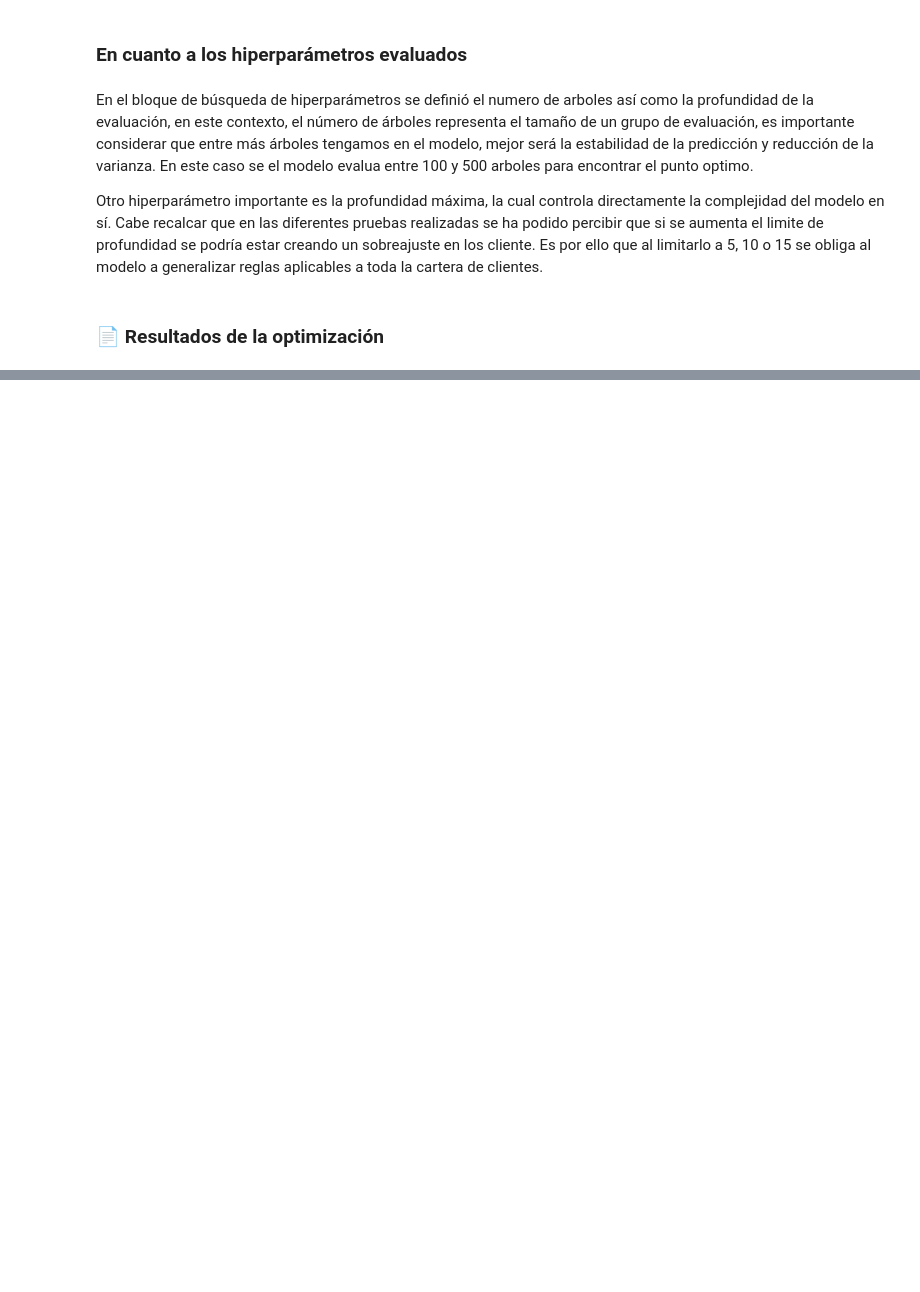
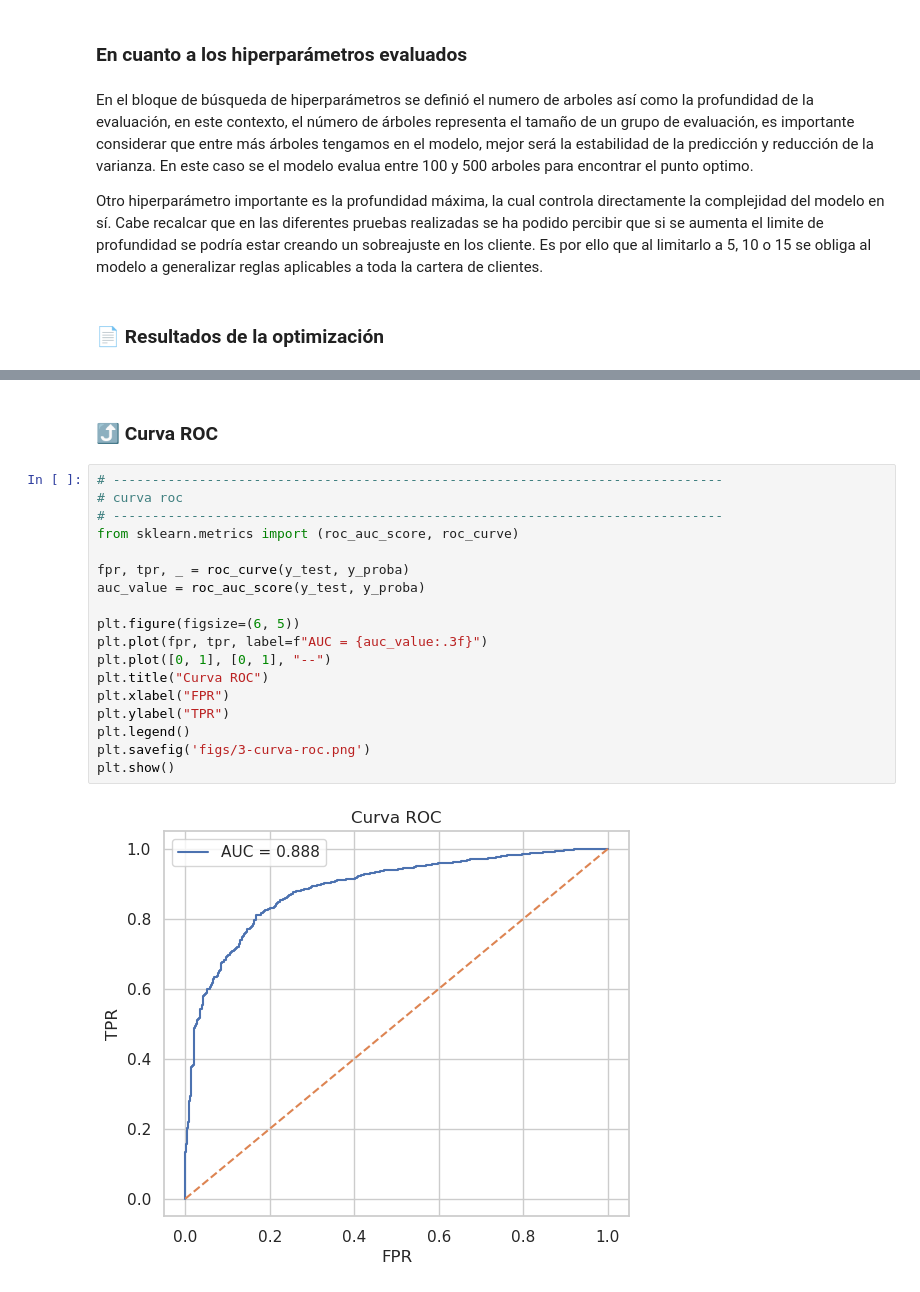
Before and after one commit to RamRider89/aplicaciones-ciencia-datos, a Jupyter notebook: actividades/actividad-2/Actividad_2_Carlos_Duarte.ipynb, the cells around one changed output, grey strips where cells are left out. Saved outputs shown, nothing was run; the diff lists cells and outputs as text; blank space fills up the shorter version.

```diff
--- a/actividades/actividad-2/Actividad_2_Carlos_Duarte.ipynb
+++ b/actividades/actividad-2/Actividad_2_Carlos_Duarte.ipynb
@@ -545,0 +650,22 @@ Mejor ROC-AUC en validación cruzada: 0.8795
+# %% [markdown]
+### ⤴️ Curva ROC
+# %%
+# ------------------------------------------------------------------------------
+# curva roc
+# ------------------------------------------------------------------------------
+from sklearn.metrics import (roc_auc_score, roc_curve)
+
+fpr, tpr, _ = roc_curve(y_test, y_proba)
+auc_value = roc_auc_score(y_test, y_proba)
+
+plt.figure(figsize=(6, 5))
+plt.plot(fpr, tpr, label=f"AUC = {auc_value:.3f}")
+plt.plot([0, 1], [0, 1], "--")
+plt.title("Curva ROC")
+plt.xlabel("FPR")
+plt.ylabel("TPR")
+plt.legend()
+plt.savefig('figs/3-curva-roc.png')
+plt.show()
+# %% [output]
+[figure, added]
```
Also changed, not shown: parts of 56 cells of this notebook, 9 other files.
